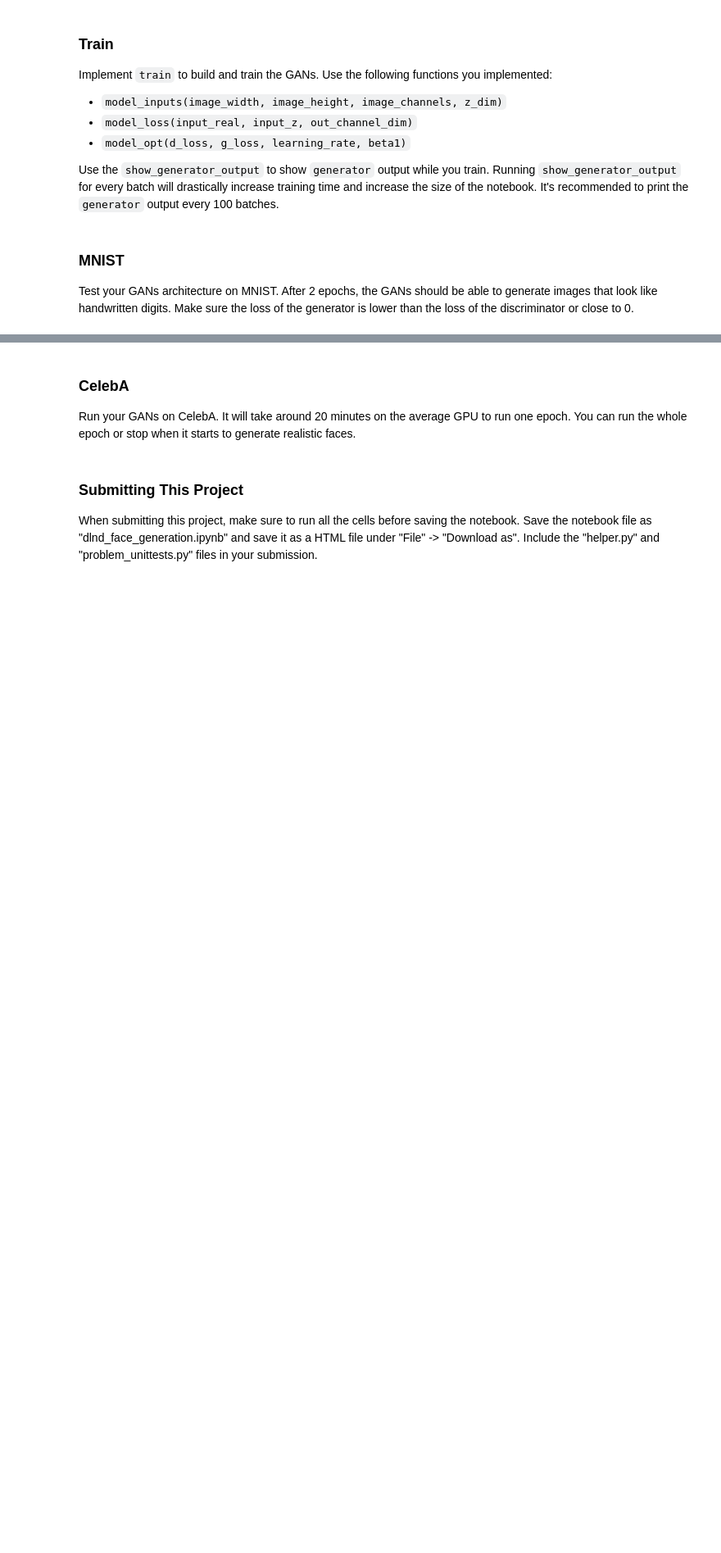
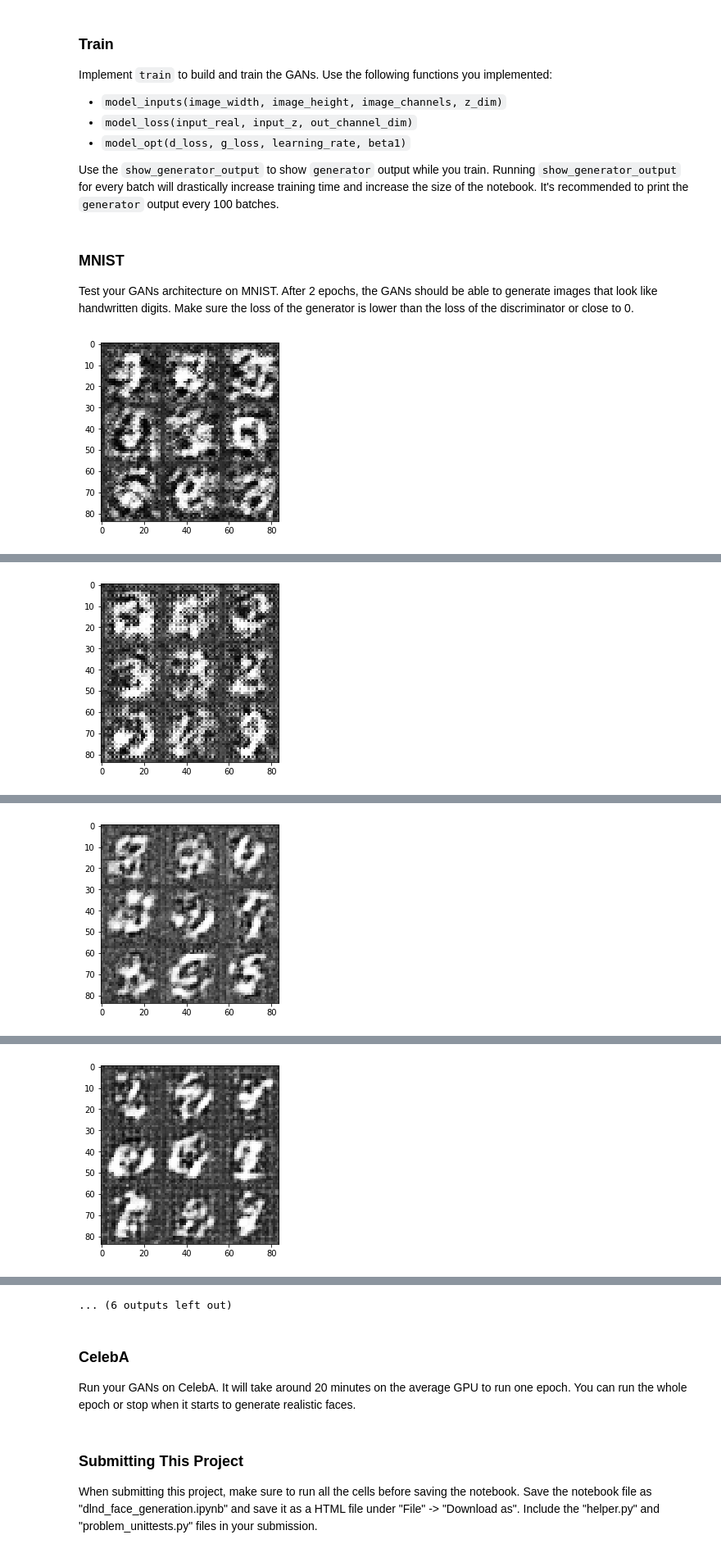
Before and after one commit to sseuraeki/deep-learning, a Jupyter notebook: face_generation/dlnd_face_generation.ipynb, the cells around one changed output, grey strips where cells are left out. Shown at 82% size. Saved outputs shown, nothing was run; the diff lists cells and outputs as text; code cells hidden in the pictures; blank space fills up the shorter version.

```diff
--- a/face_generation/dlnd_face_generation.ipynb
+++ b/face_generation/dlnd_face_generation.ipynb
@@ -128,29 +142,29 @@ def discriminator(images, reuse=False):
     :return: Tuple of (tensor output of the discriminator, tensor logits of the discriminator)
     """
     # TODO: Implement Function
-    with tf.variable.scope("discriminator", reuse=reuse):
+    with tf.variable_scope("discriminator", reuse=reuse):
 
         # layer1 with 28x28 size input
         # this layer should not have any batch normalization process
-        x1 = tf.layers.conv2d(images, 64, 5, strides=2, padding='VALID', activation_fn=None)
+        x1 = tf.layers.conv2d(images, 64, 5, strides=2, padding='SAME')
         # leaky ReLU function with 0.2 alpha value
         x1 = tf.maximum(0.2 * x1, x1)
-        # for valid padding,
-        # ceil((28 - 5 + 1) / 2) = 12
-        # now the size should be 12x12x64
+        # padding is 'same'
+        # so ceil(28  / 2) = 14
+        # now the size should be 14x14x64
 
         # layer2
-        x2 = tf.layers.conv2d(x1, 128, 5, strides=2, padding='VALID', activation_fn=None)
+        x2 = tf.layers.conv2d(x1, 128, 5, strides=2, padding='SAME')
         # now batch normalization
         # "training" argument should be set to True
         # because we are only using discriminator for improving the generator
         # i.e. will not use discriminator for actual classification or sorts
         x2 = tf.layers.batch_normalization(x2, training=True)
         x2 = tf.maximum(0.2 * x2, x2)
-        # now the size should be 4x4x128
+        # now the size should be 7x7x128
 
         # flatten layer
-        x3 = tf.reshape(x3, (-1, 4*4*128))
+        x3 = tf.reshape(x2, (-1, 7*7*128))
 
         # logits and outputs
         # the output node size should be 1
@@ -282,8 +313,8 @@ def model_opt(d_loss, g_loss, learning_rate, beta1):
 
     # get variables
     t_vars = tf.trainable_variables()
-    d_vars = [var for var in t_vars if 'discriminator' in var]
-    g_vars = [var for var in t_vars if 'generator' in var]
+    d_vars = [var for var in t_vars if 'discriminator' in var.name]
+    g_vars = [var for var in t_vars if 'generator' in var.name]
 
     # to update population statistics for batch normalization
     # wrap the train operations with tf.control_dependencies
@@ -351,14 +384,11 @@ def train(epoch_count, batch_size, z_dim, learning_rate, beta1, get_batches, dat
     """
     # TODO: Build Model
 
-    # remove all variables and restart
-    tf.reset_default_graph()
-
     # get the parameters for the placeholder function
 
     # width and height
     image_width = data_shape[1]
-    image_height = data_shape[0]
+    image_height = data_shape[2]
 
     # color channels
     if data_image_mode == "RGB":
@@ -369,10 +399,10 @@ def train(epoch_count, batch_size, z_dim, learning_rate, beta1, get_batches, dat
         return "data_image_mode argument should be either 'RGB' or 'L'"
 
     # build placeholders
-    input_real, input_z, learning_rate = model_inputs(image_width,
-                                                      image_height,
-                                                      image_channels,
-                                                      z_dim)
+    input_real, input_z, lr = model_inputs(image_width,
+                                           image_height,
+                                           image_channels,
+                                           z_dim)
 
     # build losses
     d_loss, g_loss = model_loss(input_real, input_z, image_channels)
@@ -397,10 +427,10 @@ def train(epoch_count, batch_size, z_dim, learning_rate, beta1, get_batches, dat
                 # run optimizers
                 _ = sess.run(d_opt, feed_dict={input_real:batch_images,
                                                input_z:batch_z,
-                                               learning_rate:learning_rate})
+                                               lr:learning_rate})
                 _ = sess.run(g_opt, feed_dict={input_real:batch_images,
                                                input_z:batch_z,
-                                               learning_rate:learning_rate})
+                                               lr:learning_rate})
 
                 # show generator output and loss every 100 steps
                 if steps % 100 == 0:
@@ -421,18 +451,20 @@ def train(epoch_count, batch_size, z_dim, learning_rate, beta1, get_batches, dat
 ### MNIST
 Test your GANs architecture on MNIST.  After 2 epochs, the GANs should be able to generate images that look like handwritten digits.  Make sure the loss of the generator is lower than the loss of the discriminator or close to 0.
 # %%
-batch_size = None
-z_dim = None
-learning_rate = None
-beta1 = None
+batch_size = 128
+z_dim = 7*7*128 # size of the first layer in generator
+learning_rate = 0.001
+beta1 = 0.1
 
 
 """
 DON'T MODIFY ANYTHING IN THIS CELL THAT IS BELOW THIS LINE
 """
 epochs = 2
 
 mnist_dataset = helper.Dataset('mnist', glob(os.path.join(data_dir, 'mnist/*.jpg')))
 with tf.Graph().as_default():
     train(epochs, batch_size, z_dim, learning_rate, beta1, mnist_dataset.get_batches,
           mnist_dataset.shape, mnist_dataset.image_mode)
+# %% [output]
+[figure, added]
@@ -438,0 +472 @@ with tf.Graph().as_default():
+[figure, added]
@@ -438,0 +474 @@ with tf.Graph().as_default():
+[figure, added]
@@ -438,0 +476 @@ with tf.Graph().as_default():
+[figure, added]
@@ -439,3 +483,4 @@ with tf.Graph().as_default():
+... (6 outputs left out)
 # %% [markdown]
 ### CelebA
 Run your GANs on CelebA.  It will take around 20 minutes on the average GPU to run one epoch.  You can run the whole epoch or stop when it starts to generate realistic faces.
```
Also changed, not shown: parts of 10 cells of this notebook.
